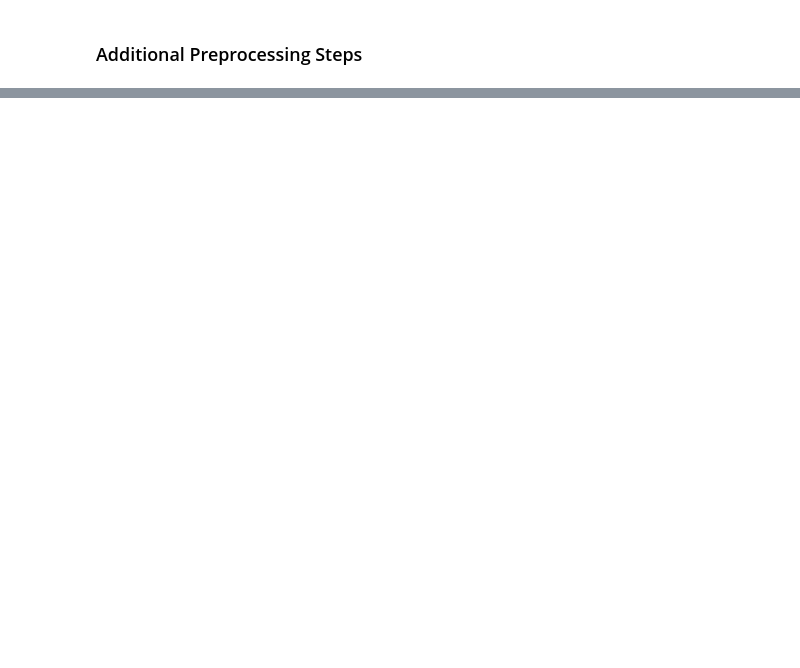
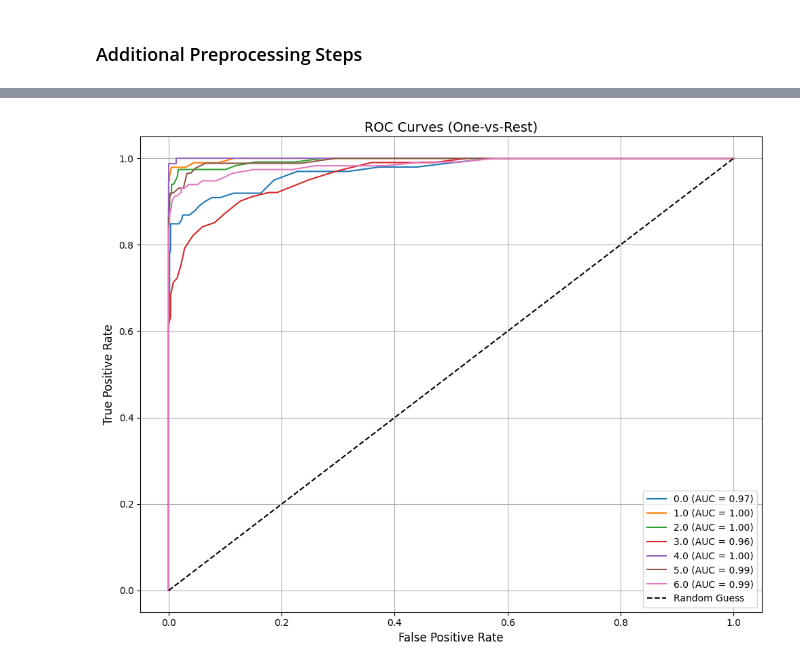
Before and after one commit to enjyashraf18/Psychiatric-Disorders-Classification, a Jupyter notebook: Models/Psychiatric_Disorders_Classification_using_Random_Forest.ipynb, the cells around one changed output, grey strips where cells are left out. Saved outputs shown, nothing was run; the diff lists cells and outputs as text; code cells hidden in the pictures; blank space fills up the shorter version.

```diff
--- a/Models/Psychiatric_Disorders_Classification_using_Random_Forest.ipynb
+++ b/Models/Psychiatric_Disorders_Classification_using_Random_Forest.ipynb
@@ -149,0 +63,13 @@ AUC-ROC: 0.6300
+# %%
+from imblearn.over_sampling import SMOTE
+unique_classes = np.unique(y_data)
+sampling_strategy = {label: 500 for label in unique_classes}
+smote = SMOTE(sampling_strategy=sampling_strategy, random_state=42)
+X_balanced, y_balanced = smote.fit_resample(x_data, y_data)
+
+balanced_data = pd.DataFrame(X_balanced, columns=x_cols)
+balanced_data['main.disorder'] = y_balanced
+balanced_data = balanced_data.sample(frac=1, random_state=42).reset_index(drop=True)
+
+X_new = balanced_data.drop(columns=['main.disorder']).values
+y_new = balanced_data['main.disorder'].values
@@ -149,0 +134,23 @@ AUC-ROC: 0.6300
+# %%
+from sklearn.preprocessing import label_binarize
+
+# ROC Curves (for multi-class)
+y_test_bin = label_binarize(y_test, classes=class_names)
+y_score = model.predict_proba(X_test)
+
+plt.figure(figsize=(10, 8))
+for i in range(len(class_names)):
+    fpr, tpr, _ = roc_curve(y_test_bin[:, i], y_score[:, i])
+    roc_auc = auc(fpr, tpr)
+    plt.plot(fpr, tpr, label=f'{class_names[i]} (AUC = {roc_auc:.2f})')
+
+plt.plot([0, 1], [0, 1], 'k--', label='Random Guess')
+plt.title('ROC Curves (One-vs-Rest)', fontsize=14)
+plt.xlabel('False Positive Rate', fontsize=12)
+plt.ylabel('True Positive Rate', fontsize=12)
+plt.legend(loc='lower right', fontsize=10)
+plt.grid(True)
+plt.tight_layout()
+plt.show()
+# %% [output]
+[figure, added]
```
Also changed, not shown: parts of 15 cells of this notebook.
